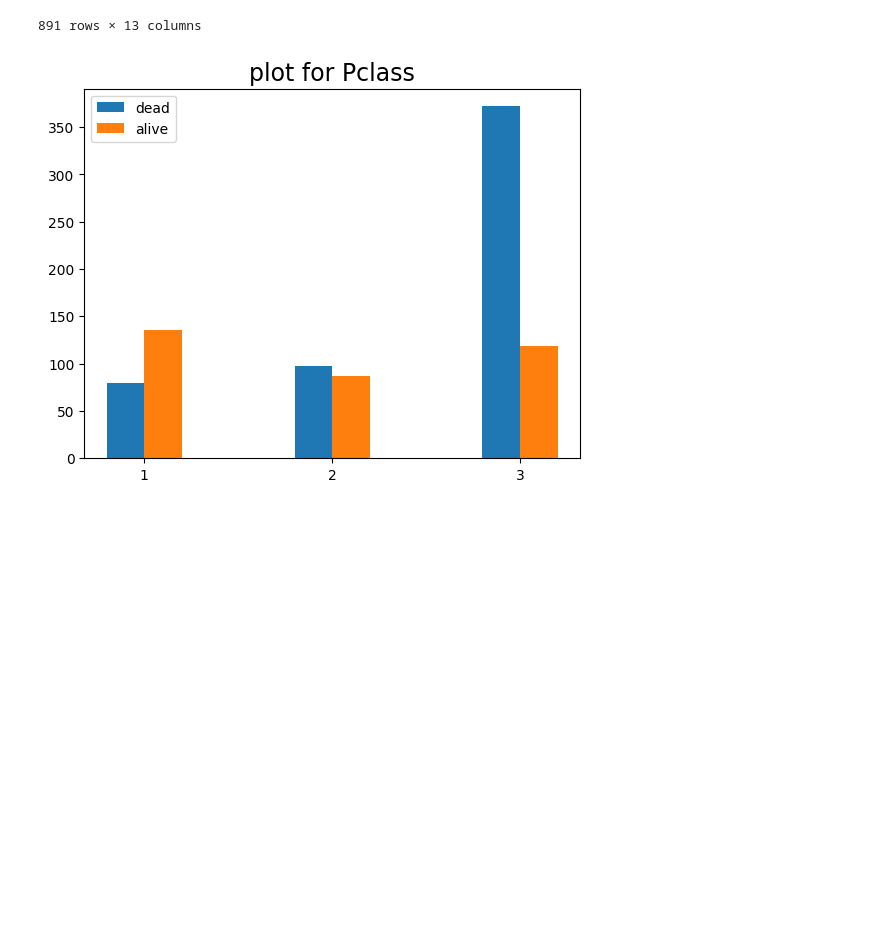
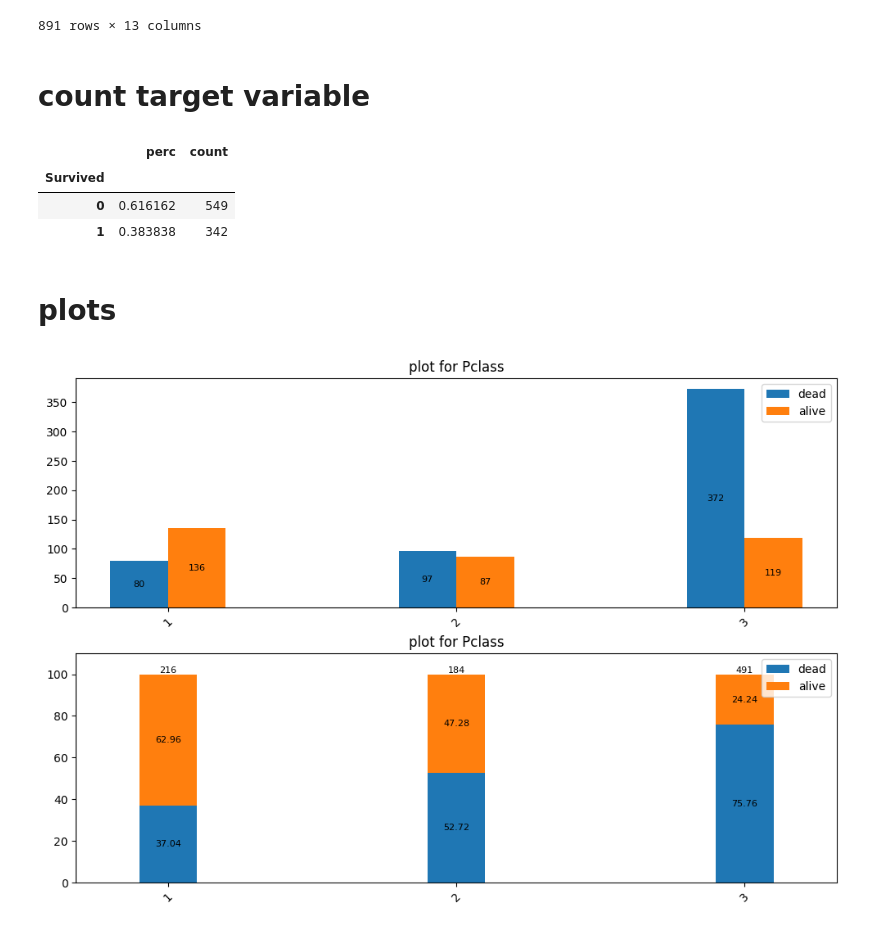
Before and after one commit to sungho-data-science/kaggle_titanic, a Jupyter notebook: ML/eda_notebook.ipynb, the cells around one changed output. Cells and saved outputs as stored; diff of their text form; code cells hidden in the pictures; blank space fills up the shorter version.

Commit message:
added plots

```diff
--- a/ML/eda_notebook.ipynb
+++ b/ML/eda_notebook.ipynb
@@ -19,8 +23,24 @@ df
 | 889 | 890 | 1 | 1 | Behr, Mr. Karl Howell | male | 26.0 | 0 | 0 | 111369 | 30.0000 | ... |
 | 890 | 891 | 0 | 3 | Dooley, Mr. Patrick | male | 32.0 | 0 | 0 | 370376 | 7.7500 | ... |
 891 rows × 13 columns
+# %% [markdown]
+# count target variable
+# %%
+df_vc = pd.concat([df.Survived.value_counts(normalize=True),
+                df.Survived.value_counts()],
+                axis=1,
+                keys=('perc','count'))
+#df["Survived"].value_counts()
+df_vc
+# %% [output]
+|  | perc | count |
+| Survived |  |  |
+| 0 | 0.616162 | 549 |
+| 1 | 0.383838 | 342 |
+# %% [markdown]
+# plots
 # %%
-ep.bar_plot_for_categorical_feature(df,"Pclass")
+ep.agg_plot(df,"Pclass")
 # %% [output]
-[figure, old version]
+[figure, new version]
 # %%
```
Also changed, not shown: parts of 9 cells of this notebook, 1 other file.
